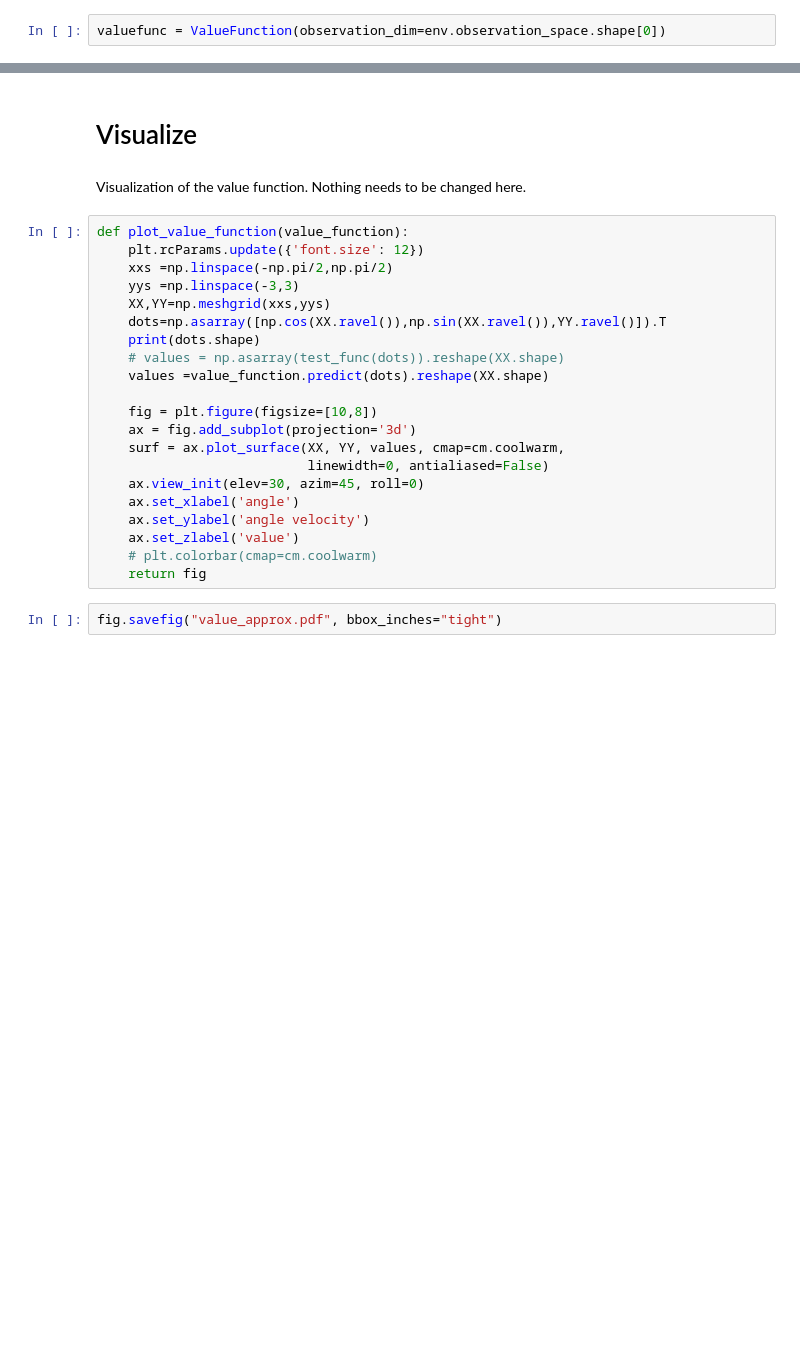
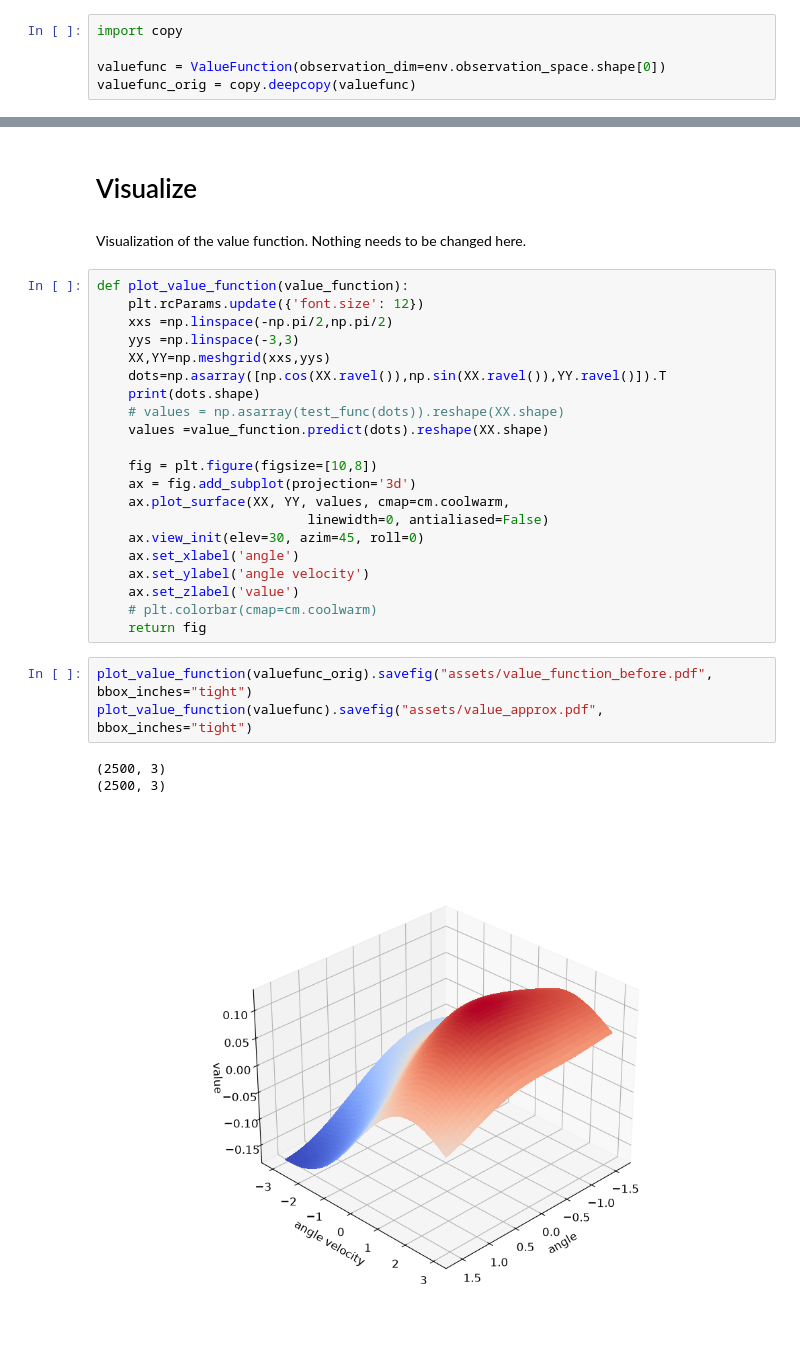
Before and after one commit to traberph/rl-assignments, a Jupyter notebook: 5_gym_valueapprox/value_approx.ipynb, the cells around one changed output, grey strips where cells are left out. Cells and saved outputs as stored; diff of their text form; blank space fills up the shorter version.

```diff
--- a/5_gym_valueapprox/value_approx.ipynb
+++ b/5_gym_valueapprox/value_approx.ipynb
@@ -86,7 +108,10 @@ class ValueFunction(Feedforward):
         # return the current loss
         return loss.item()
 # %%
+import copy
+
 valuefunc = ValueFunction(observation_dim=env.observation_space.shape[0])
+valuefunc_orig = copy.deepcopy(valuefunc)
 # %% [markdown]
 Fitting routine of the value function. Fill in the blank parts.
 # %%
@@ -135,7 +179,7 @@ def plot_value_function(value_function):
 
     fig = plt.figure(figsize=[10,8])
     ax = fig.add_subplot(projection='3d')
-    surf = ax.plot_surface(XX, YY, values, cmap=cm.coolwarm,
+    ax.plot_surface(XX, YY, values, cmap=cm.coolwarm,
                            linewidth=0, antialiased=False)
     ax.view_init(elev=30, azim=45, roll=0)
     ax.set_xlabel('angle')
@@ -144,4 +188,9 @@ def plot_value_function(value_function):
     # plt.colorbar(cmap=cm.coolwarm)
     return fig
 # %%
-fig.savefig("value_approx.pdf", bbox_inches="tight")
+plot_value_function(valuefunc_orig).savefig("assets/value_function_before.pdf", bbox_inches="tight")
+plot_value_function(valuefunc).savefig("assets/value_approx.pdf", bbox_inches="tight")
+# %% [output]
+(2500, 3)
+(2500, 3)
+[figure, added]
```
Also changed, not shown: parts of 7 cells of this notebook.
